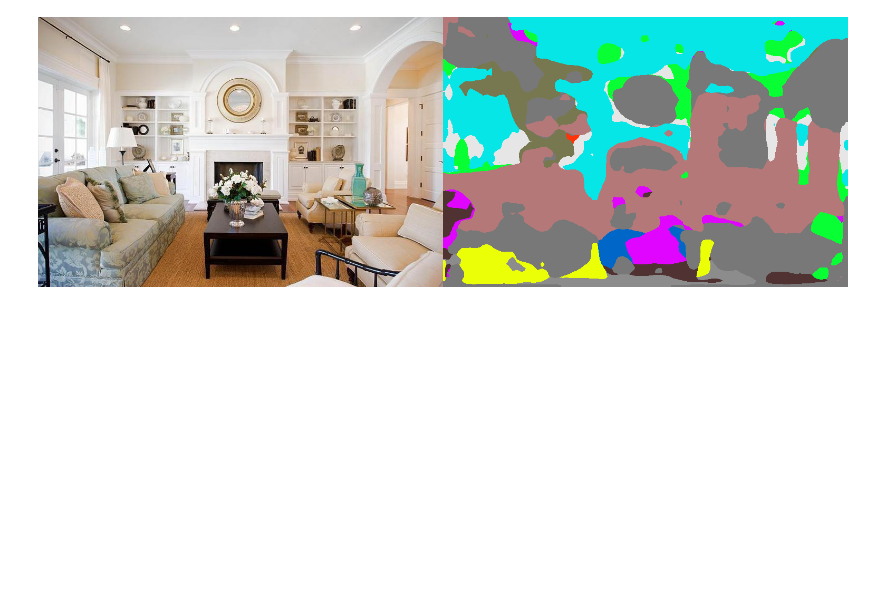
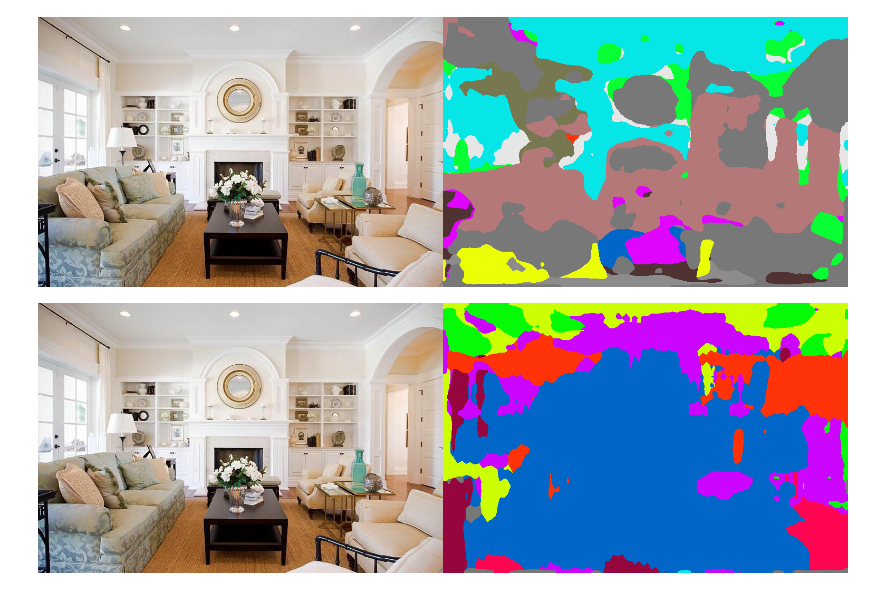
Before and after one commit to zijzhao1996/scene-segmentation-S2, a Jupyter notebook: inference_demo.ipynb, the cells around one changed output. Cells and saved outputs as stored; diff of their text form; code cells hidden in the pictures; blank space fills up the shorter version.

```diff
--- a/inference_demo.ipynb
+++ b/inference_demo.ipynb
@@ -29,7 +29,7 @@ def visualize_result(img, pred, index=None):
 # %%
 from scene_seg.models import createDeepLabv3
 
-file_path = './ckpt/ade20k-resnet50dilated-ppm_deepsup/model_epoch_1.pth'
+file_path = './ckpt/deeplabv3_resnet101/model_epoch_1.pth'
 model = createDeepLabv3(outputchannels=150)
 model.load_state_dict(torch.load(file_path))
 # %% [output]
@@ -152,3 +152,15 @@ pred = pred.cpu()[0].numpy()
 visualize_result(img_original, pred)
 # %% [output]
 [figure]
+# %%
+# Run the segmentation at the highest resolution.
+import numpy as np
+with torch.no_grad():
+    scores = model(singleton_batch['img_data'])['out']
+
+# Get the predicted scores for each pixel
+_, pred = torch.max(scores, dim=1)
+pred = pred.cpu()[0].numpy()
+visualize_result(img_original, pred)
+# %% [output]
+[figure, added]
```
Also changed, not shown: parts of 1 cell of this notebook, 4 other files.
